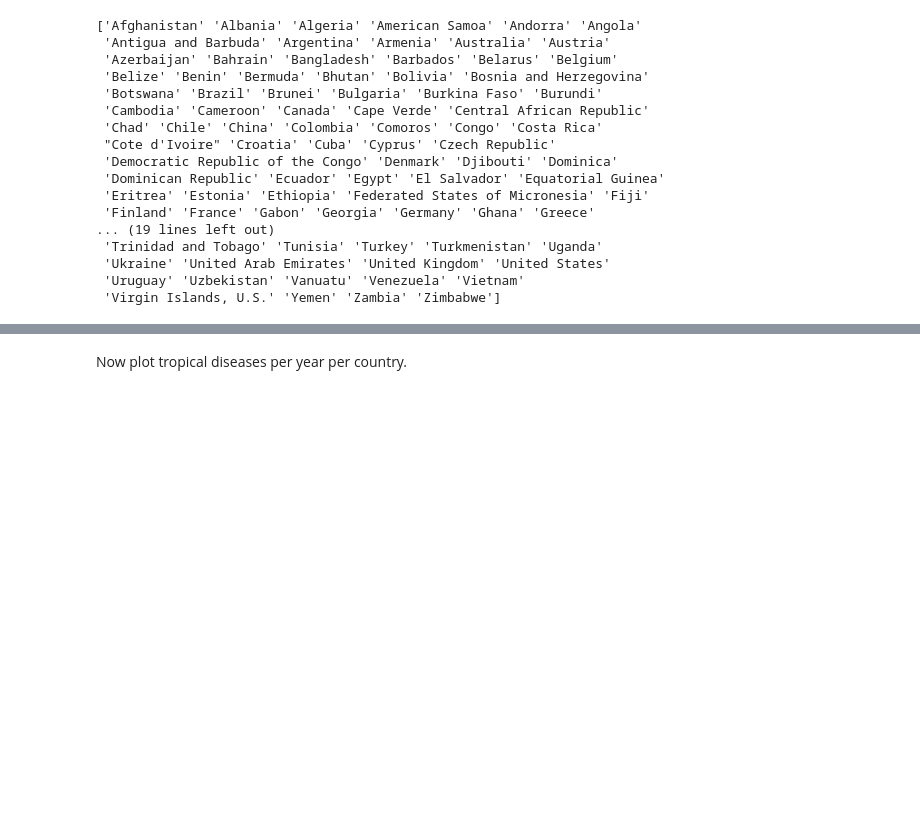
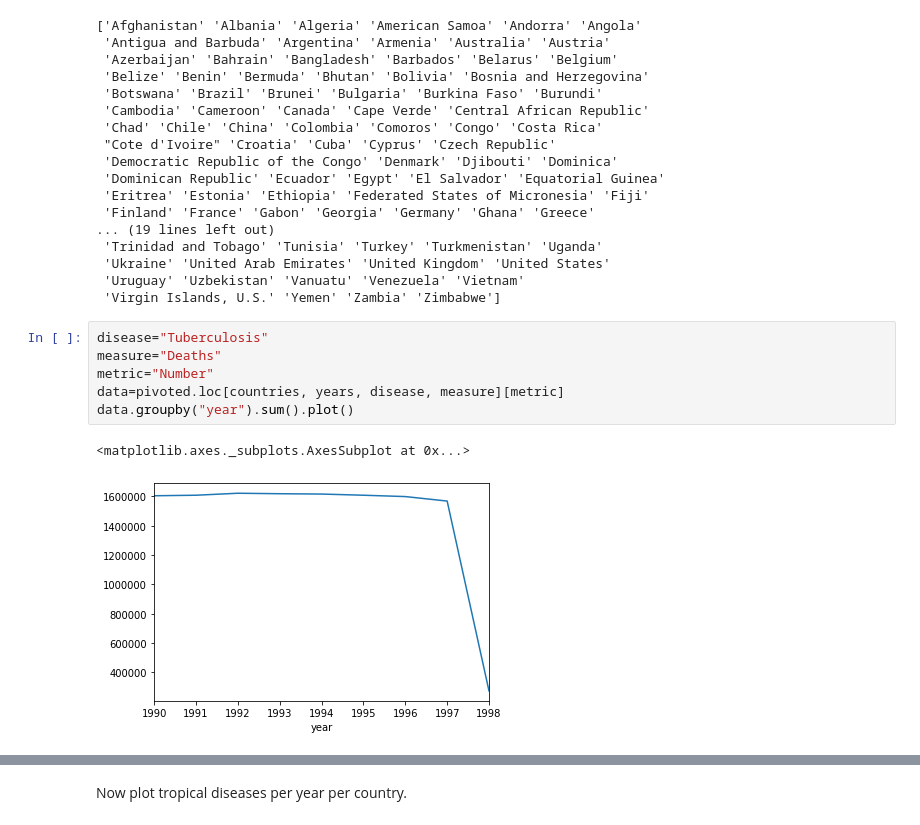
Before and after one commit to itsyaboii1337/Data_Science_Alliance, a Jupyter notebook: Analysing_Medical_Data.ipynb, the cells around one changed output, grey strips where cells are left out. Drawn from its saved outputs; the diff is of its cells as text; blank space fills up the shorter version.

```diff
--- a/Analysing_Medical_Data.ipynb
+++ b/Analysing_Medical_Data.ipynb
@@ -244,6 +296,15 @@ print(countries)
  'Ukraine' 'United Arab Emirates' 'United Kingdom' 'United States'
  'Uruguay' 'Uzbekistan' 'Vanuatu' 'Venezuela' 'Vietnam'
  'Virgin Islands, U.S.' 'Yemen' 'Zambia' 'Zimbabwe']
+# %%
+disease="Tuberculosis"
+measure="Deaths"
+metric="Number"
+data=pivoted.loc[countries, years, disease, measure][metric]
+data.groupby("year").sum().plot()
+# %% [output]
+<matplotlib.axes._subplots.AxesSubplot at 0x...>
+[figure, added]
 # %%
 disease="Tuberculosis"
 measure="Deaths"
```
Also changed, not shown: parts of 20 cells of this notebook.
